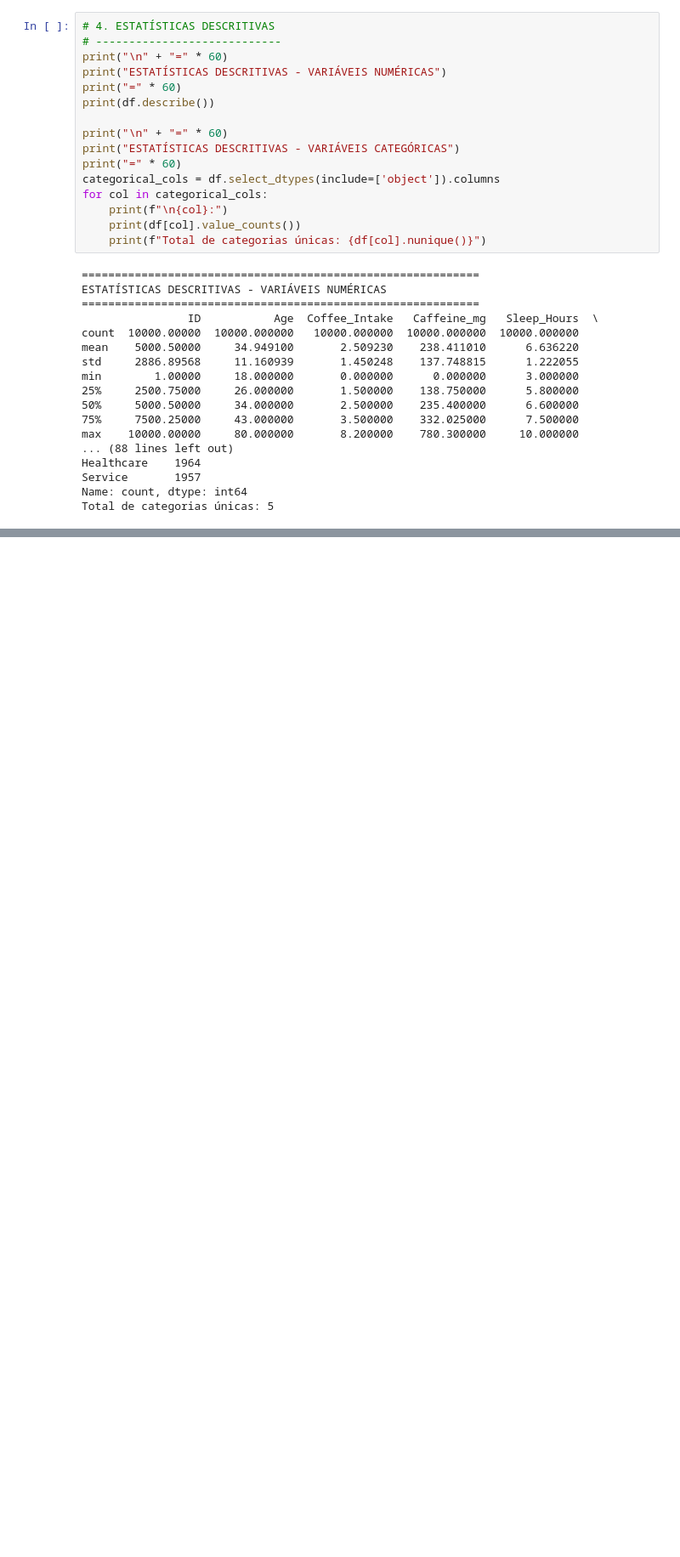
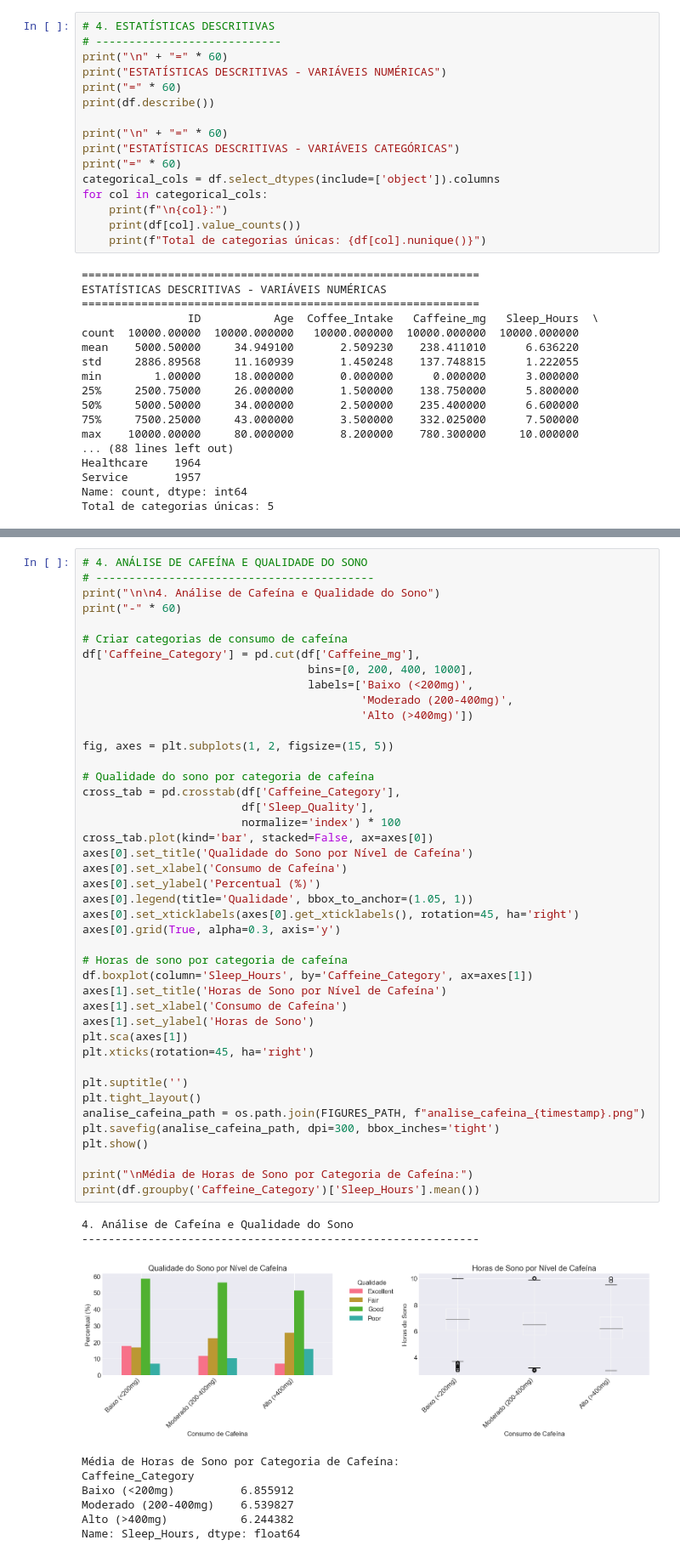
Before and after one commit to abraaopinto/coffee-sleep-analysis, a Jupyter notebook: analise_cafe_sono.ipynb, the cells around one changed output, grey strips where cells are left out. Shown at 85% size. Cells and saved outputs as stored; diff of their text form; blank space fills up the shorter version.

```diff
--- a/analise_cafe_sono.ipynb
+++ b/analise_cafe_sono.ipynb
@@ -403,0 +599,53 @@ ANÁLISES ESPECÍFICAS
+# %%
+# 4. ANÁLISE DE CAFEÍNA E QUALIDADE DO SONO
+# ------------------------------------------
+print("\n\n4. Análise de Cafeína e Qualidade do Sono")
+print("-" * 60)
+
+# Criar categorias de consumo de cafeína
+df['Caffeine_Category'] = pd.cut(df['Caffeine_mg'],
+                                  bins=[0, 200, 400, 1000],
+                                  labels=['Baixo (<200mg)',
+                                          'Moderado (200-400mg)',
+                                          'Alto (>400mg)'])
+
+fig, axes = plt.subplots(1, 2, figsize=(15, 5))
+
+# Qualidade do sono por categoria de cafeína
+cross_tab = pd.crosstab(df['Caffeine_Category'],
+                        df['Sleep_Quality'],
+                        normalize='index') * 100
+cross_tab.plot(kind='bar', stacked=False, ax=axes[0])
+axes[0].set_title('Qualidade do Sono por Nível de Cafeína')
+axes[0].set_xlabel('Consumo de Cafeína')
+axes[0].set_ylabel('Percentual (%)')
+axes[0].legend(title='Qualidade', bbox_to_anchor=(1.05, 1))
+axes[0].set_xticklabels(axes[0].get_xticklabels(), rotation=45, ha='right')
+axes[0].grid(True, alpha=0.3, axis='y')
+
+# Horas de sono por categoria de cafeína
+df.boxplot(column='Sleep_Hours', by='Caffeine_Category', ax=axes[1])
+axes[1].set_title('Horas de Sono por Nível de Cafeína')
+axes[1].set_xlabel('Consumo de Cafeína')
+axes[1].set_ylabel('Horas de Sono')
+plt.sca(axes[1])
+plt.xticks(rotation=45, ha='right')
+
+plt.suptitle('')
+plt.tight_layout()
+analise_cafeina_path = os.path.join(FIGURES_PATH, f"analise_cafeina_{timestamp}.png")
+plt.savefig(analise_cafeina_path, dpi=300, bbox_inches='tight')
+plt.show()
+
+print("\nMédia de Horas de Sono por Categoria de Cafeína:")
+print(df.groupby('Caffeine_Category')['Sleep_Hours'].mean())
+# %% [output]
+4. Análise de Cafeína e Qualidade do Sono
+------------------------------------------------------------
+[figure, added]
+Média de Horas de Sono por Categoria de Cafeína:
+Caffeine_Category
+Baixo (<200mg)          6.855912
+Moderado (200-400mg)    6.539827
+Alto (>400mg)           6.244382
+Name: Sleep_Hours, dtype: float64
```
Also changed, not shown: parts of 28 cells of this notebook.
